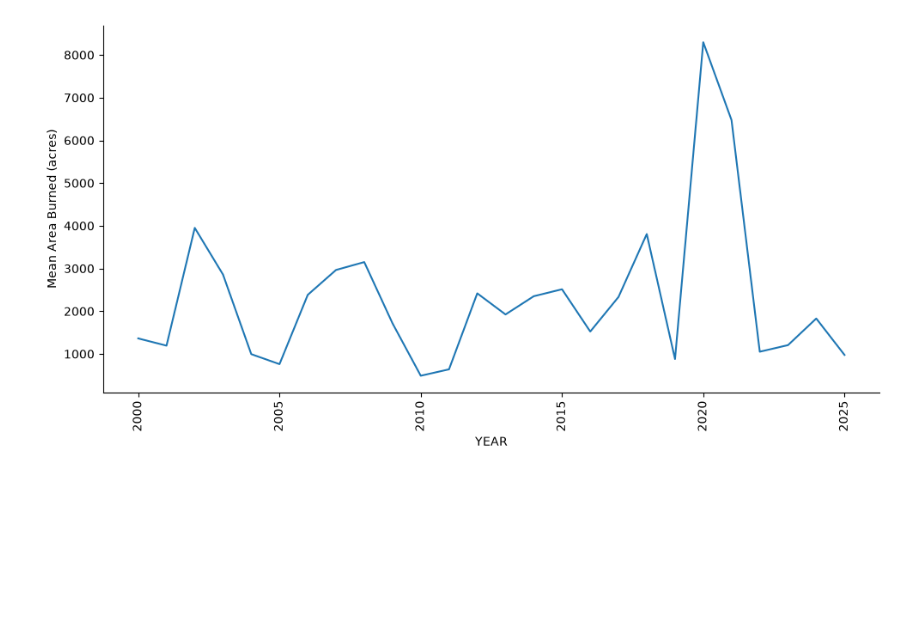
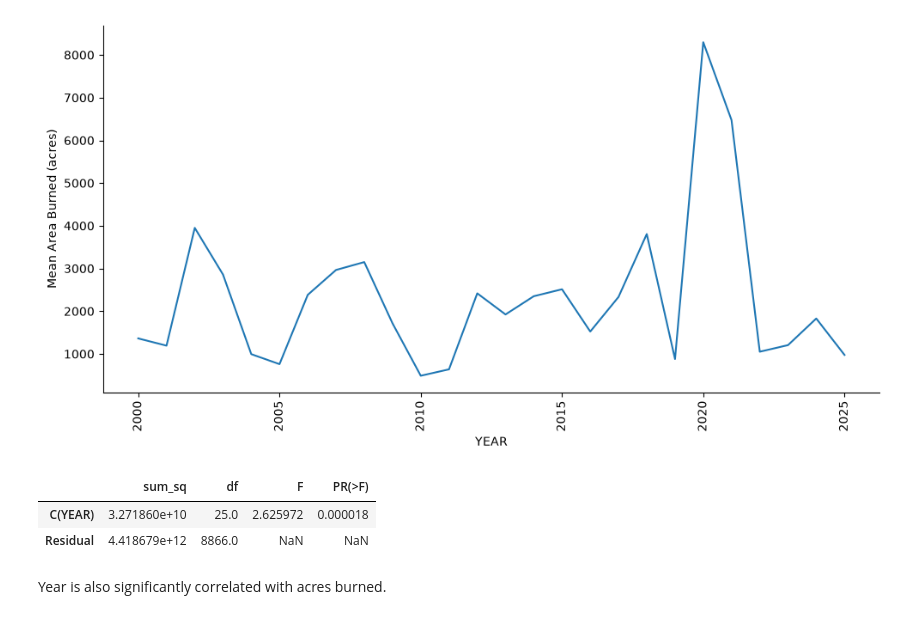
Before and after one commit to elwoodruff/NowellWernerWoodruff, a Jupyter notebook: scripts/dataanalysis.ipynb, the cells around one changed output. Drawn from its saved outputs; the diff is of its cells as text; code cells hidden in the pictures; blank space fills up the shorter version.

```diff
--- a/scripts/dataanalysis.ipynb
+++ b/scripts/dataanalysis.ipynb
@@ -159,3 +172,14 @@ g.set(
 # %% [output]
 <seaborn.axisgrid.FacetGrid at 0x...>
 [figure]
+# %%
+# ANOVA comparing year to area burned
+model_year = ols('GIS_ACRES ~ C(YEAR)', data=fire25).fit()
+anova_table_year = sm.stats.anova_lm(model_year, typ=2)
+anova_table_year
+# %% [output]
+|  | sum_sq | df | F | PR(>F) |
+| C(YEAR) | 3.271860e+10 | 25.0 | 2.625972 | 0.000018 |
+| Residual | 4.418679e+12 | 8866.0 | NaN | NaN |
+# %% [markdown]
+Year is also significantly correlated with acres burned.
```
Also changed, not shown: parts of 3 cells of this notebook.
